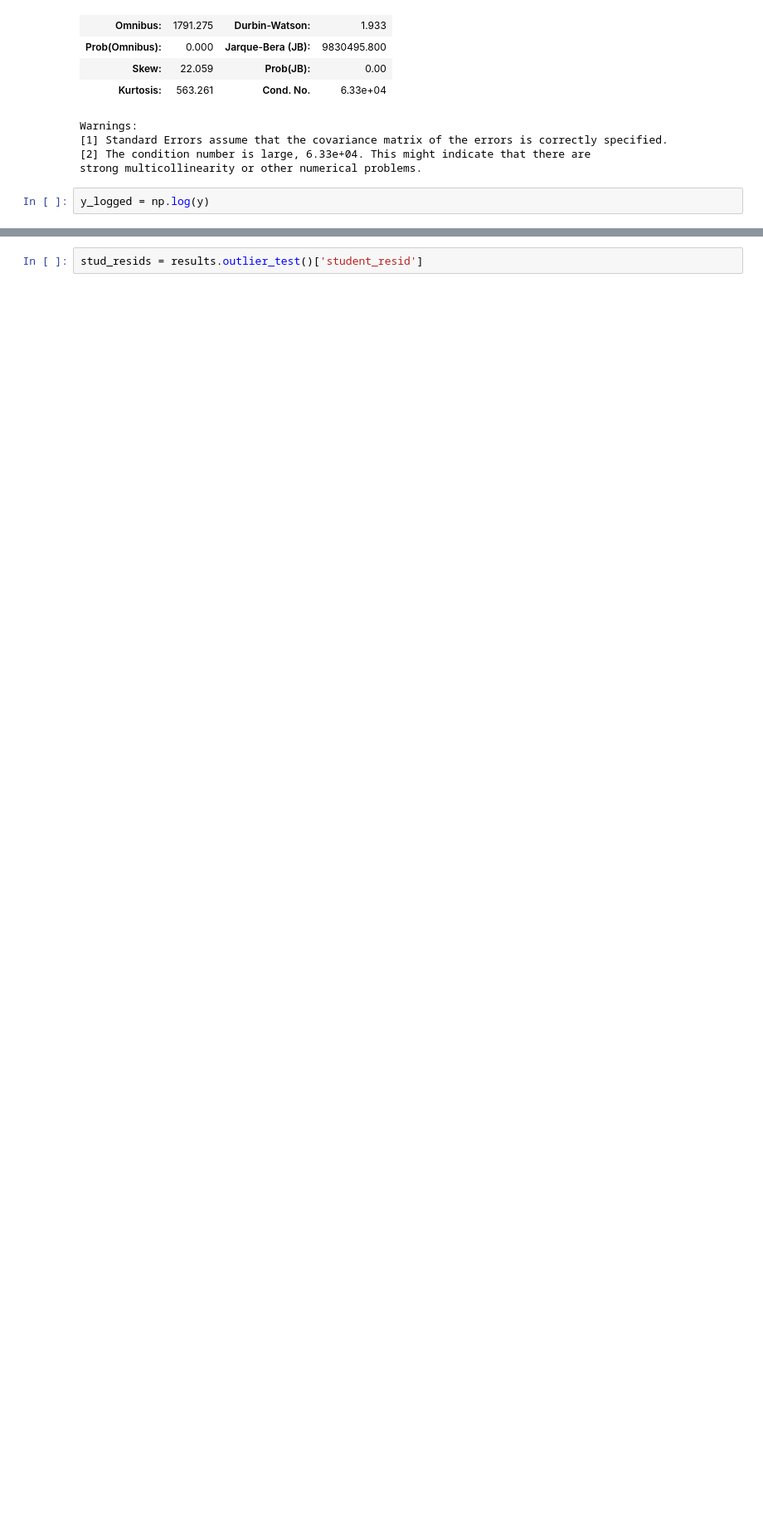
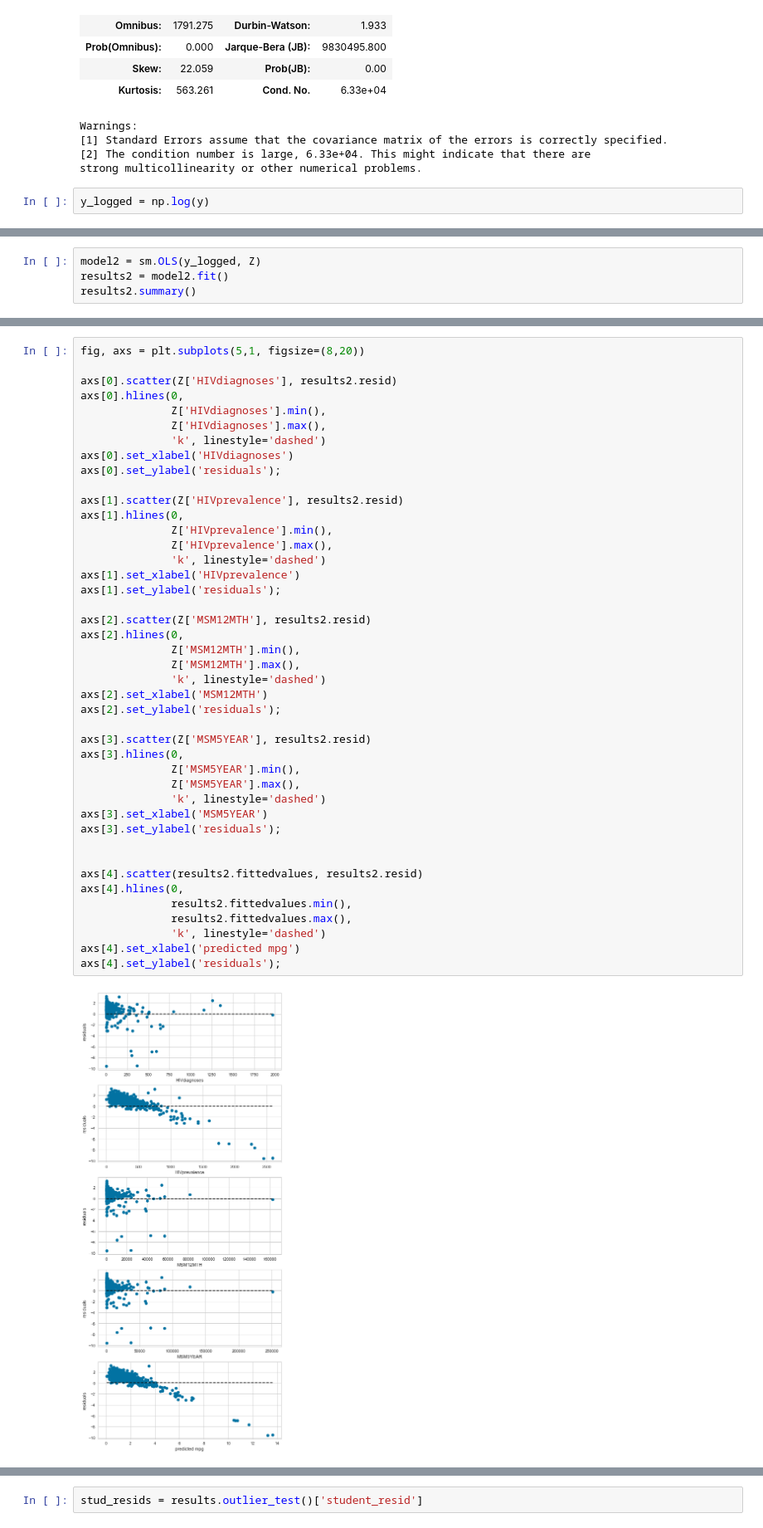
Before and after one commit to Pschmeiser/the_hivy, a Jupyter notebook: src/peet_new.ipynb, the cells around one changed output, grey strips where cells are left out. Shown at 83% size. Saved outputs shown, nothing was run; the diff lists cells and outputs as text; blank space fills up the shorter version.

```diff
--- a/src/peet_new.ipynb
+++ b/src/peet_new.ipynb
@@ -112,3 +114,7 @@ Warnings:
 [1] Standard Errors assume that the covariance matrix of the errors is correctly specified.
 [2] The condition number is large, 1.96e+04. This might indicate that there are
 strong multicollinearity or other numerical problems.
+# %%
+model2 = sm.OLS(y_logged, Z)
+results2 = model2.fit()
+results2.summary()
@@ -161,3 +204,48 @@ axs[4].set_ylabel('residuals');
+# %%
+fig, axs = plt.subplots(5,1, figsize=(8,20))
+
+axs[0].scatter(Z['HIVdiagnoses'], results2.resid)
+axs[0].hlines(0,
+              Z['HIVdiagnoses'].min(),
+              Z['HIVdiagnoses'].max(),
+              'k', linestyle='dashed')
+axs[0].set_xlabel('HIVdiagnoses')
+axs[0].set_ylabel('residuals');
+
+axs[1].scatter(Z['HIVprevalence'], results2.resid)
+axs[1].hlines(0,
+              Z['HIVprevalence'].min(),
+              Z['HIVprevalence'].max(),
+              'k', linestyle='dashed')
+axs[1].set_xlabel('HIVprevalence')
+axs[1].set_ylabel('residuals');
+
+axs[2].scatter(Z['MSM12MTH'], results2.resid)
+axs[2].hlines(0,
+              Z['MSM12MTH'].min(),
+              Z['MSM12MTH'].max(),
+              'k', linestyle='dashed')
+axs[2].set_xlabel('MSM12MTH')
+axs[2].set_ylabel('residuals');
+
+axs[3].scatter(Z['MSM5YEAR'], results2.resid)
+axs[3].hlines(0,
+              Z['MSM5YEAR'].min(),
+              Z['MSM5YEAR'].max(),
+              'k', linestyle='dashed')
+axs[3].set_xlabel('MSM5YEAR')
+axs[3].set_ylabel('residuals');
+
+
+axs[4].scatter(results2.fittedvalues, results2.resid)
+axs[4].hlines(0,
+              results2.fittedvalues.min(),
+              results2.fittedvalues.max(),
+              'k', linestyle='dashed')
+axs[4].set_xlabel('predicted mpg')
+axs[4].set_ylabel('residuals');
+# %% [output]
+[figure, added]
 # %%
 f_statistic, p_value, _ = sm.stats.diagnostic.het_goldfeldquandt(y_logged, X, idx=1, alternative='two-sided')
 print(p_value)
```
Also changed, not shown: parts of 23 cells of this notebook, 1 other file.
